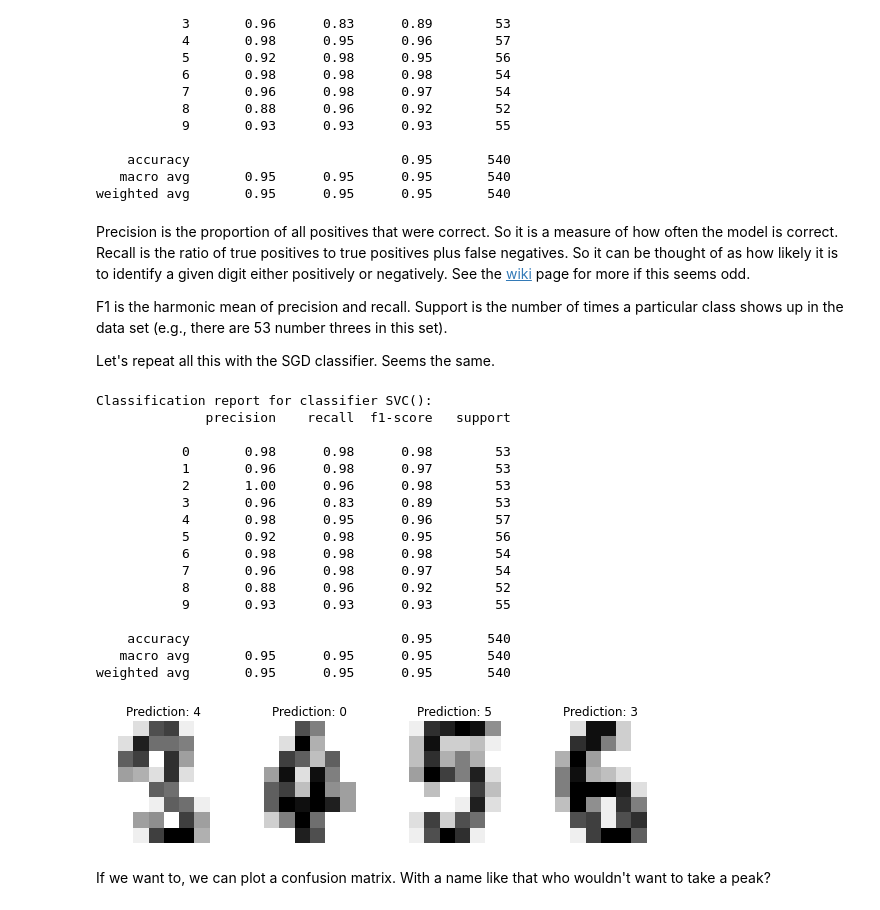
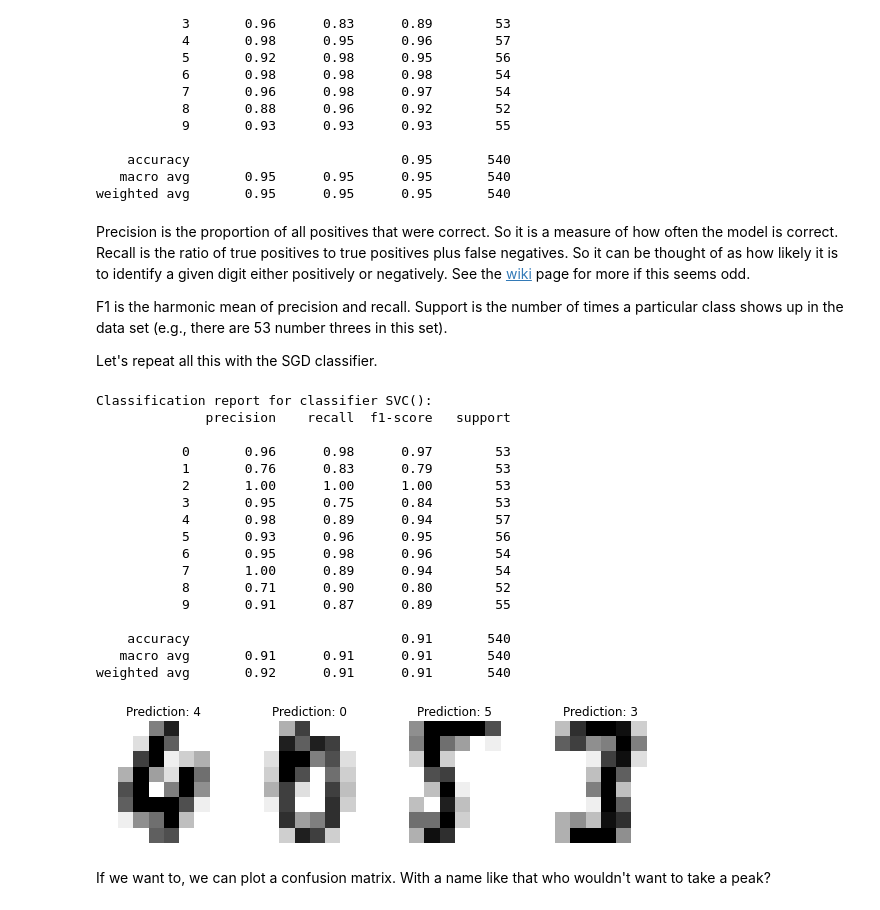
Before and after one commit to JHarrisonEcoEvo/computing_tutorials, a Jupyter notebook: sklearn_primer.ipynb, the cells around one changed output. Cells and saved outputs as stored; diff of their text form; code cells hidden in the pictures.

```diff
--- a/sklearn_primer.ipynb
+++ b/sklearn_primer.ipynb
@@ -71,7 +75,7 @@ clf.fit(x_train, y_train)
 predicted = clf.predict(x_test)
 # %%
 _, axes = plt.subplots(nrows=1, ncols=4, figsize=(10, 3))
-for ax, image, prediction in zip(axes, X_test, predicted):
+for ax, image, prediction in zip(axes, x_test, predicted):
     ax.set_axis_off()
     image = image.reshape(8, 8)
     ax.imshow(image, cmap=plt.cm.gray_r, interpolation='nearest')
@@ -106,42 +110,43 @@ Precision is the proportion of all positives that were correct. So it is a measu
 
 F1 is the harmonic mean of precision and recall. Support is the number of times a particular class shows up in the data set (e.g., there are 53 number threes in this set).
 
-Let's repeat all this with the SGD classifier. Seems the same.
+Let's repeat all this with the SGD classifier.
 # %%
+sgd = SGDClassifier(random_state = 666)
 #train
 sgd.fit(x_train, y_train)
 
 #predict
-predicted = clf.predict(x_test)
+predicted = sgd.predict(x_test)
 
 _, axes = plt.subplots(nrows=1, ncols=4, figsize=(10, 3))
-for ax, image, prediction in zip(axes, X_test, predicted):
+for ax, image, prediction in zip(axes, x_test, predicted):
     ax.set_axis_off()
     image = image.reshape(8, 8)
     ax.imshow(image, cmap=plt.cm.gray_r, interpolation='nearest')
     ax.set_title(f'Prediction: {prediction}')
 
 print(f"Classification report for classifier {clf}:\n"
       f"{metrics.classification_report(y_test, predicted)}\n")
 # %% [output]
 Classification report for classifier SVC():
               precision    recall  f1-score   support
 
-           0       0.98      0.98      0.98        53
-           1       0.96      0.98      0.97        53
-           2       1.00      0.96      0.98        53
-           3       0.96      0.83      0.89        53
-           4       0.98      0.95      0.96        57
-           5       0.92      0.98      0.95        56
-           6       0.98      0.98      0.98        54
-           7       0.96      0.98      0.97        54
-           8       0.88      0.96      0.92        52
-           9       0.93      0.93      0.93        55
+           0       0.96      0.98      0.97        53
+           1       0.76      0.83      0.79        53
+           2       1.00      1.00      1.00        53
+           3       0.95      0.75      0.84        53
+           4       0.98      0.89      0.94        57
+           5       0.93      0.96      0.95        56
+           6       0.95      0.98      0.96        54
+           7       1.00      0.89      0.94        54
+           8       0.71      0.90      0.80        52
+           9       0.91      0.87      0.89        55
 
-    accuracy                           0.95       540
-   macro avg       0.95      0.95      0.95       540
-weighted avg       0.95      0.95      0.95       540
+    accuracy                           0.91       540
+   macro avg       0.91      0.91      0.91       540
+weighted avg       0.92      0.91      0.91       540
-[figure, old version]
+[figure, new version]
 # %% [markdown]
 If we want to, we can plot a confusion matrix. With a name like that who wouldn't want to take a peak?
 # %%
```
Also changed, not shown: parts of 5 cells of this notebook.
